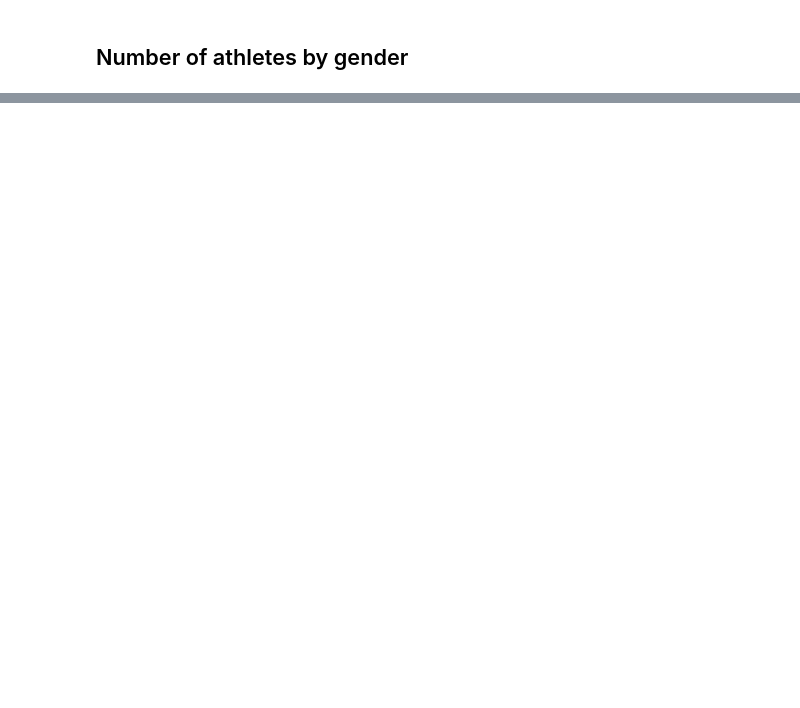
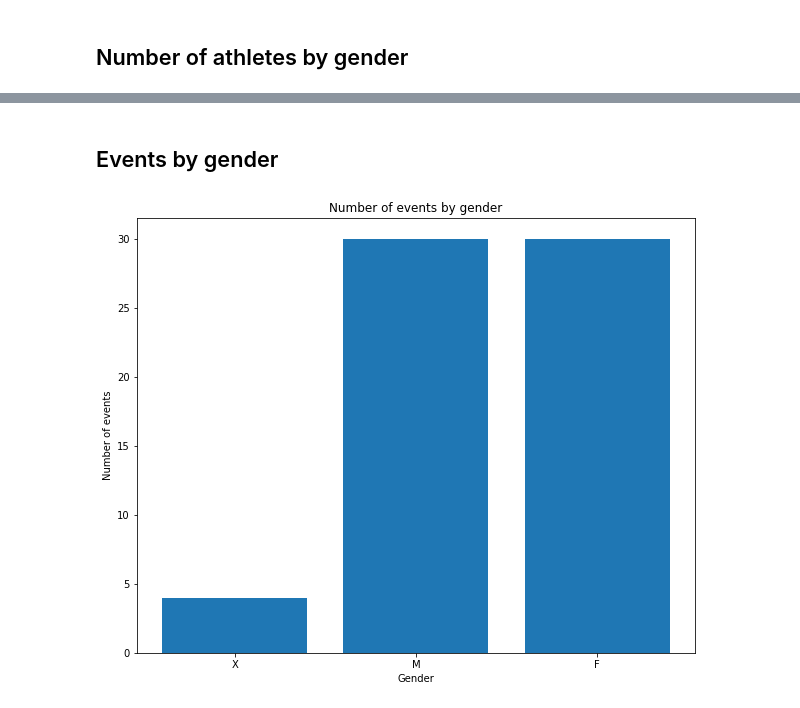
Before and after one commit to ruipedro16/TABD, a Jupyter notebook: queries.ipynb, the cells around one changed output, grey strips where cells are left out. Saved outputs shown, nothing was run; the diff lists cells and outputs as text; code cells hidden in the pictures; blank space fills up the shorter version.

```diff
--- a/queries.ipynb
+++ b/queries.ipynb
@@ -76,0 +90,23 @@ plt.savefig('plots/athletesbygender.png')
+# %% [markdown]
+## Events by gender
+# %%
+query = '''
+SELECT COUNT(*), gender
+FROM annp_final.event
+GROUP BY gender
+'''
+
+res, _ = run_query(query)
+
+xx = list(map(lambda x: x[1], res))
+yy = list(map(lambda x: x[0], res))
+
+plt.title('Number of events by gender')
+plt.xlabel('Gender')
+plt.ylabel('Number of events')
+
+plt.bar(xx, yy)
+
+plt.savefig('plots/eventsbygender.png')
+# %% [output]
+[figure, added]
```
Also changed, not shown: parts of 9 cells of this notebook, 3 other files.
